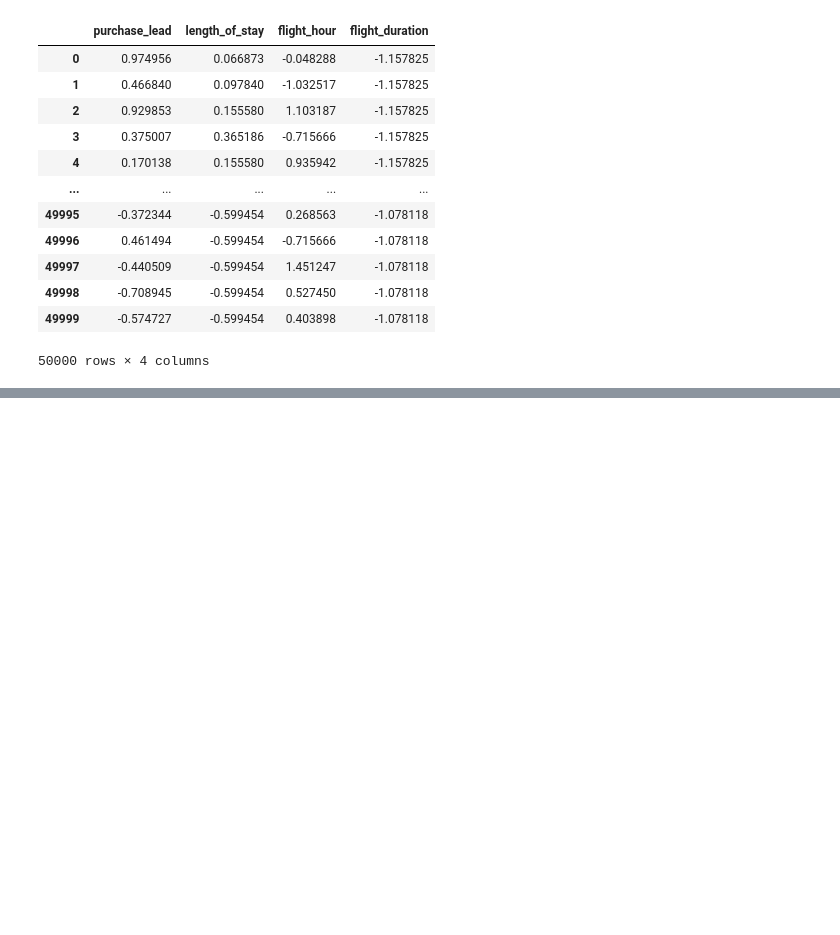
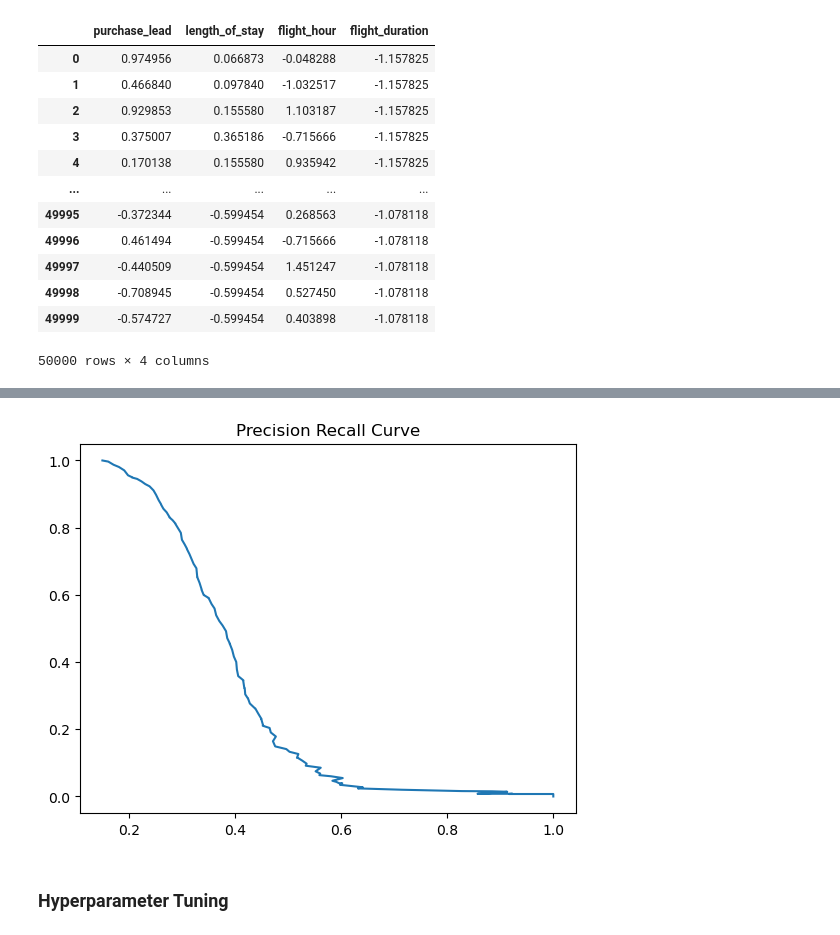
Before and after one commit to Ds2023/British_Airways_Predictive_Booking_Model, a Jupyter notebook: notebooks/eda.ipynb, the cells around one changed output, grey strips where cells are left out. Saved outputs shown, nothing was run; the diff lists cells and outputs as text; code cells hidden in the pictures; blank space fills up the shorter version.

```diff
--- a/notebooks/eda.ipynb
+++ b/notebooks/eda.ipynb
@@ -1007,0 +1075,2 @@ data[columns_to_transform_2]
+# %%
+X = pd.concat([X,cat_target_enc],axis=1)
@@ -1007,0 +1130,10 @@ data[columns_to_transform_2]
+# %%
+y_pred_proba = rf_model_4.predict_proba(X_test)[:,1]
+precision, recall, thresholds = precision_recall_curve(y_test, y_pred_proba)
+plt.plot(precision,recall)
+plt.title("Precision Recall Curve")
+plt.show()
+# %% [output]
+[figure, added]
+# %% [markdown]
+### Hyperparameter Tuning
```
Also changed, not shown: parts of 19 cells of this notebook.
